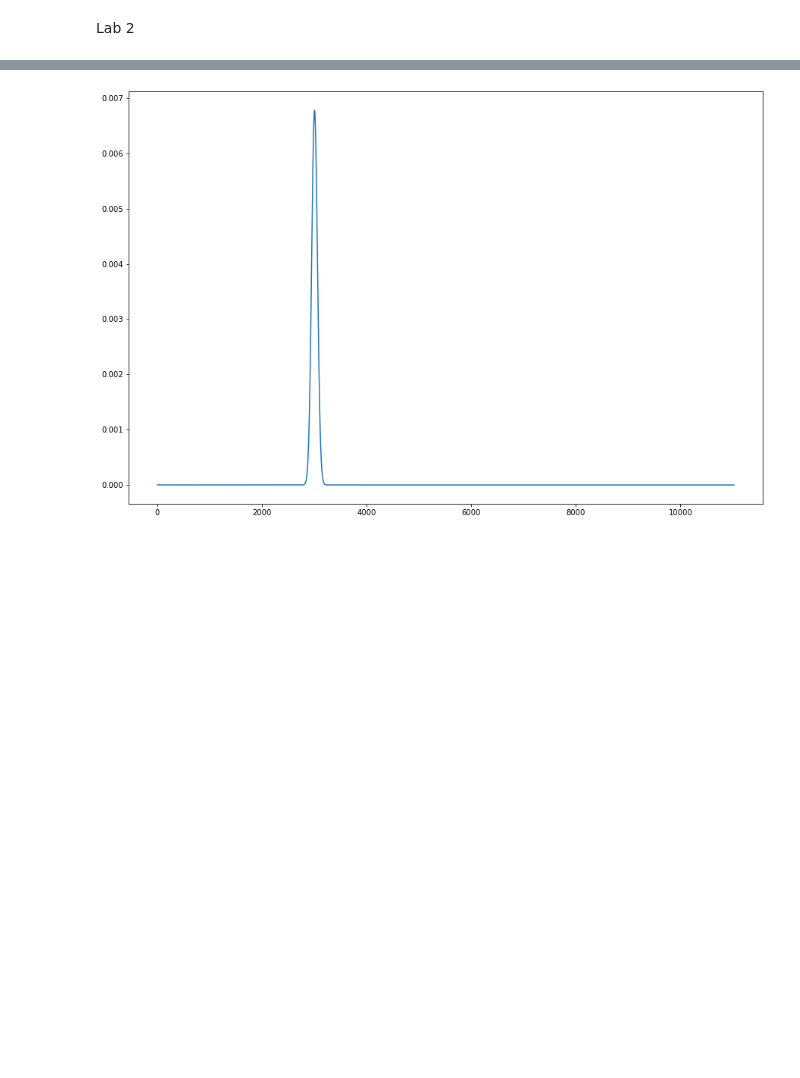
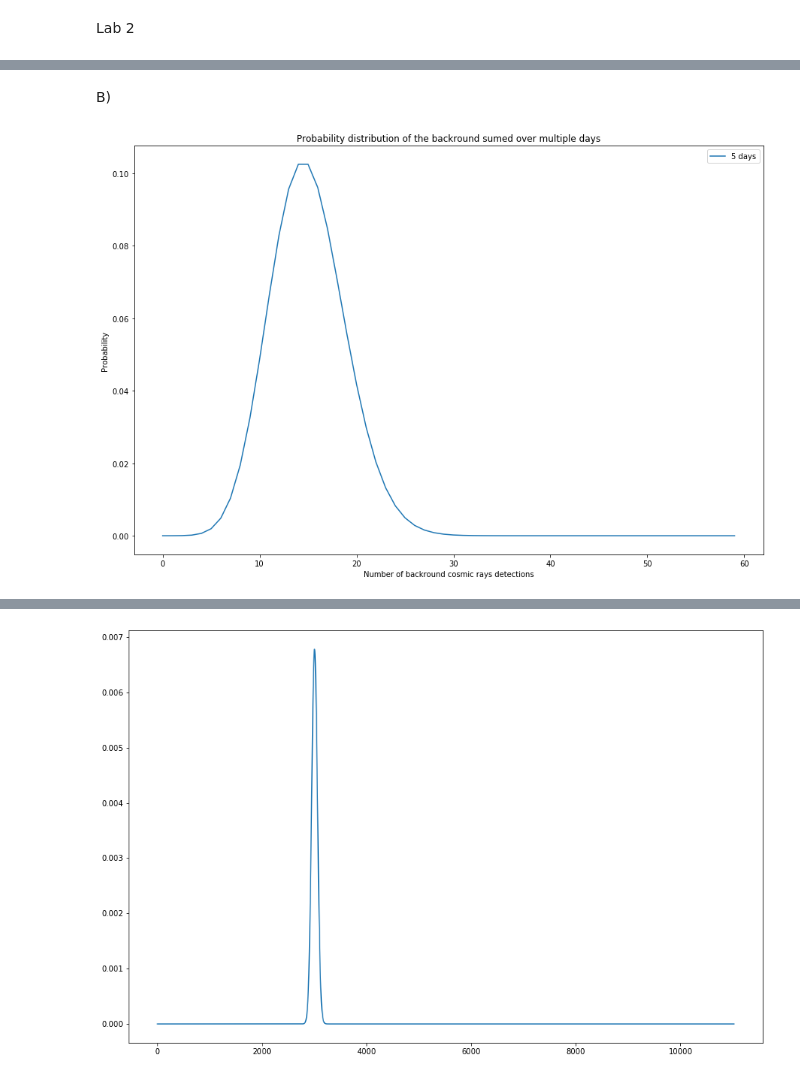
Before and after one commit to GammasBox/phys434Lab, a Jupyter notebook: Lab#2.ipynb, the cells around one changed output, grey strips where cells are left out. Saved outputs shown, nothing was run; the diff lists cells and outputs as text; code cells hidden in the pictures; blank space fills up the shorter version.

```diff
--- a/Lab#2.ipynb
+++ b/Lab#2.ipynb
@@ -52,0 +67,12 @@ def multiconvolve (x,n):
+# %% [markdown]
+B)
+# %%
+fiveDays =  multiconvolve(Background,5)
+plt.plot(fiveDays, label ='5 days')
+plt.xlabel('Number of backround cosmic rays detections')
+plt.ylabel('Probability')
+plt.title('Probability distribution of the backround sumed over multiple days')
+plt.legend()
+plt.show()
+# %% [output]
+[figure, added]
```
Also changed, not shown: parts of 14 cells of this notebook.
